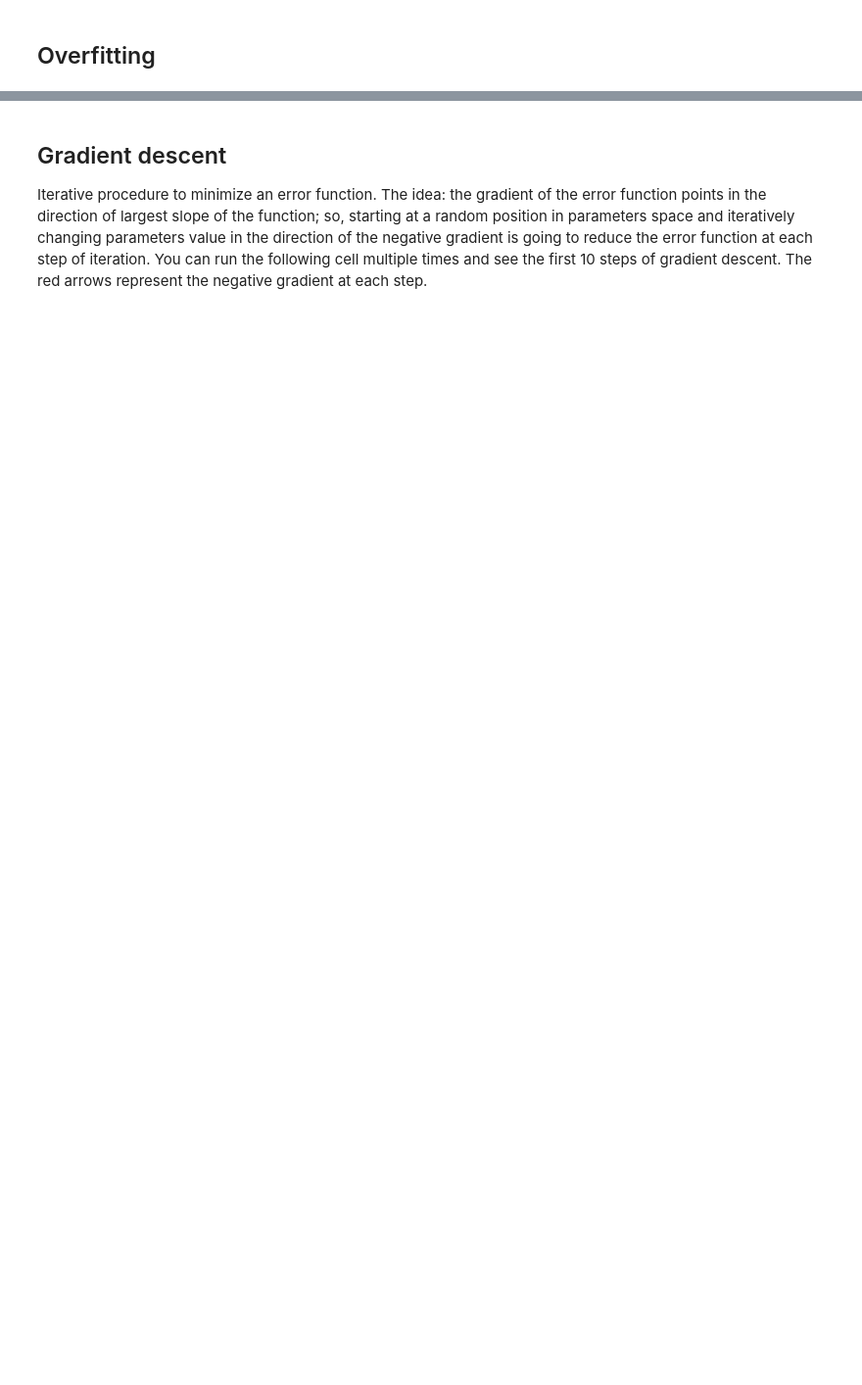
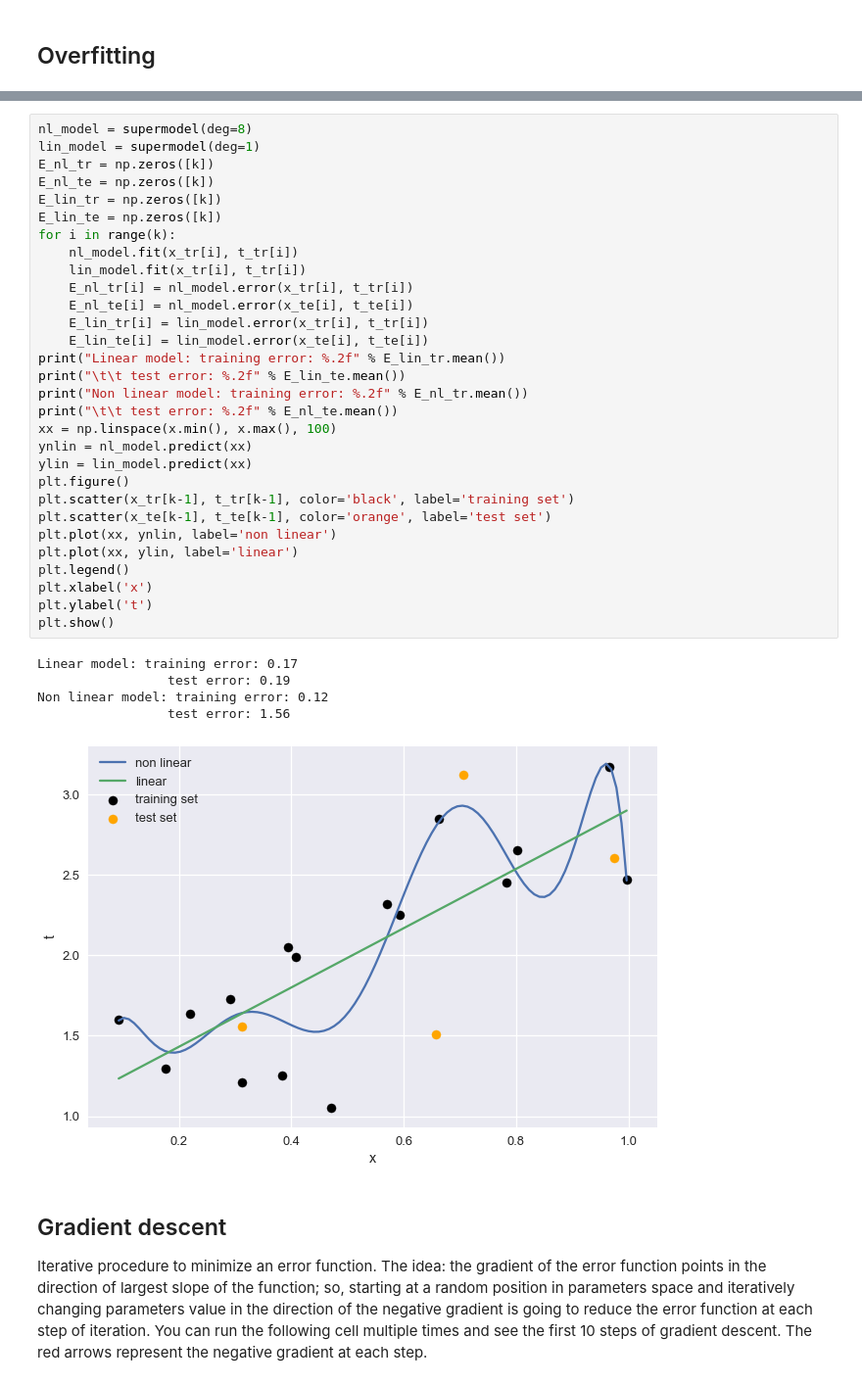
Before and after one commit to andins/ML_intro, a Jupyter notebook: ML_intro.ipynb, the cells around one changed output, grey strips where cells are left out. Shown: that part at 98% size. Drawn from its saved outputs; the diff is of its cells as text; blank space fills up the shorter version.

```diff
--- a/ML_intro.ipynb
+++ b/ML_intro.ipynb
@@ -82,3 +71,39 @@ plt.show()
+# %%
+nl_model = supermodel(deg=8)
+lin_model = supermodel(deg=1)
+E_nl_tr = np.zeros([k])
+E_nl_te = np.zeros([k])
+E_lin_tr = np.zeros([k])
+E_lin_te = np.zeros([k])
+for i in range(k):
+    nl_model.fit(x_tr[i], t_tr[i])
+    lin_model.fit(x_tr[i], t_tr[i])
+    E_nl_tr[i] = nl_model.error(x_tr[i], t_tr[i])
+    E_nl_te[i] = nl_model.error(x_te[i], t_te[i])
+    E_lin_tr[i] = lin_model.error(x_tr[i], t_tr[i])
+    E_lin_te[i] = lin_model.error(x_te[i], t_te[i])
+print("Linear model: training error: %.2f" % E_lin_tr.mean())
+print("\t\t test error: %.2f" % E_lin_te.mean())
+print("Non linear model: training error: %.2f" % E_nl_tr.mean())
+print("\t\t test error: %.2f" % E_nl_te.mean())
+xx = np.linspace(x.min(), x.max(), 100)
+ynlin = nl_model.predict(xx)
+ylin = lin_model.predict(xx)
+plt.figure()
+plt.scatter(x_tr[k-1], t_tr[k-1], color='black', label='training set')
+plt.scatter(x_te[k-1], t_te[k-1], color='orange', label='test set')
+plt.plot(xx, ynlin, label='non linear')
+plt.plot(xx, ylin, label='linear')
+plt.legend()
+plt.xlabel('x')
+plt.ylabel('t')
+plt.show()
+# %% [output]
+Linear model: training error: 0.17
+                 test error: 0.19
+Non linear model: training error: 0.12
+                 test error: 1.56
+[figure, added]
 # %% [markdown]
 ## Gradient descent
 Iterative procedure to minimize an error function.
```
Also changed, not shown: parts of 10 cells of this notebook, 1 other file.
